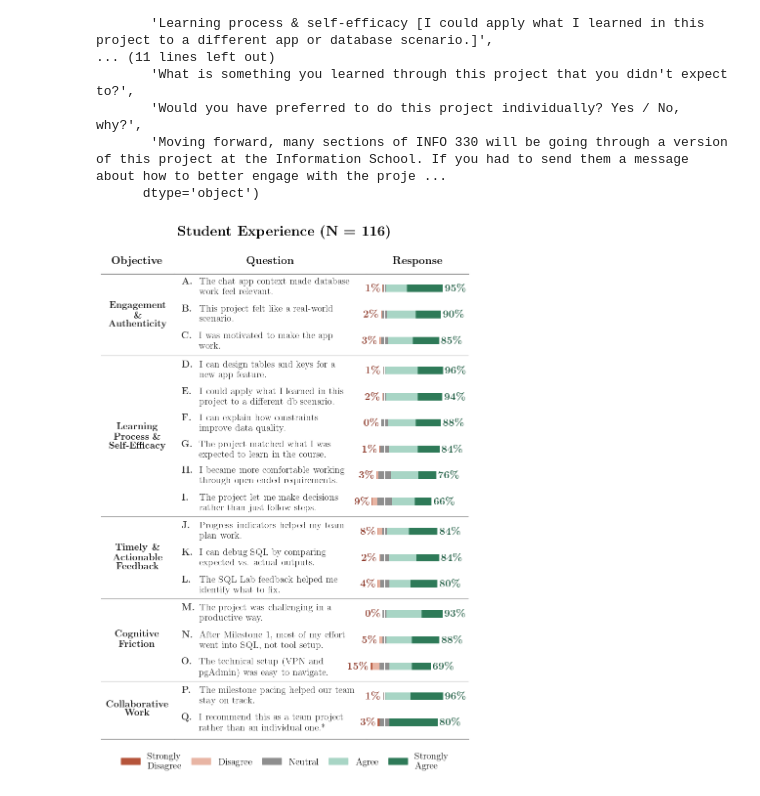
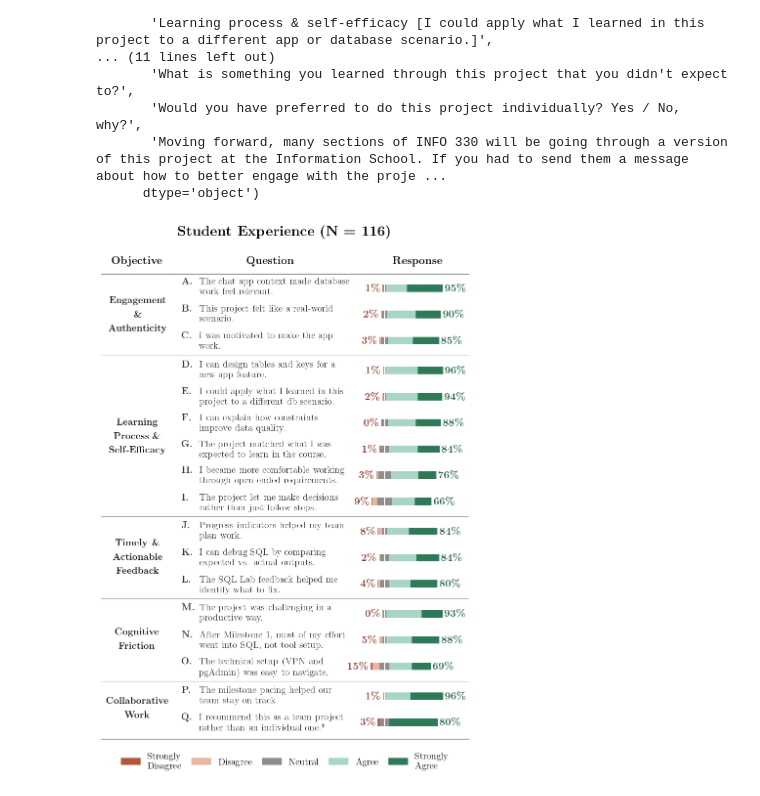
Before and after one commit to bcsaldias/sigcse-ai-2027, a Jupyter notebook: likert/v2_Info330_ExploratoryDataAnalysis.ipynb, the cells around one changed output. Saved outputs shown, nothing was run; the diff lists cells and outputs as text; code cells hidden in the pictures.

```diff
--- a/likert/v2_Info330_ExploratoryDataAnalysis.ipynb
+++ b/likert/v2_Info330_ExploratoryDataAnalysis.ipynb
@@ -111,8 +111,8 @@ def escape_latex(s):
 
 def tex_bold(s):
     parts = s.split('\n')
-    bolded = [r"\textbf{" + p + "}" for p in parts]
-    return r"\shortstack{" + r"\\".join(bolded) + "}"
+    bolded = [r"\textbf{\strut " + p + "}" for p in parts]
+    return r"\shortstack{" + r"\\[0.0ex]".join(bolded) + "}"
 
 
 CATEGORY_LABELS = {
@@ -139,6 +139,8 @@ def wrap_text(text, width=36, tab=""):
         a, b = tmp.split("pgAdmin")
         b = b.replace('\n', ' ')
         return a + "pgAdmin" + b
+    if "milestone pacing" in tmp:
+        tmp = tmp.replace("our team\nstay on track.", "our\nteam stay on track.")
     return tmp
 
 
@@ -345,31 +347,31 @@ for ax in [ax_cat, ax_q, ax_main]:
             spine.set_visible(False)
         else:
             spine.set_visible(True)
             spine.set_linewidth(0.9)
             spine.set_color(BORDER_COLOR)
 
 ax_cat.invert_yaxis()
 margin = 0.2
 ax_cat.set_ylim(current_y - GAP / 2 + margin, -margin)
 
 legend_handles = [
     plt.Rectangle((0, 0), 1, 1, color=COLORS[lbl], label=wrap_text(lbl, 10))
     for lbl in LIKERT_ORDER
 ]
 fig.legend(
     handles=legend_handles,
     loc="upper center", bbox_to_anchor=(0.5, 0.02),
     ncol=len(LIKERT_ORDER),
     fontsize=font_size, frameon=False,
     columnspacing=1
 )
 
 plt.suptitle(
     r"\textbf{Student Experience (N = 116)}",
     fontsize=font_size*1.5, fontweight="semibold", y=0.985
 )
 
 fig.tight_layout(rect=[0, 0.01, 1, 0.99])
 plt.show()
 # %% [output]
-[figure, old version]
+[figure, new version]
```
